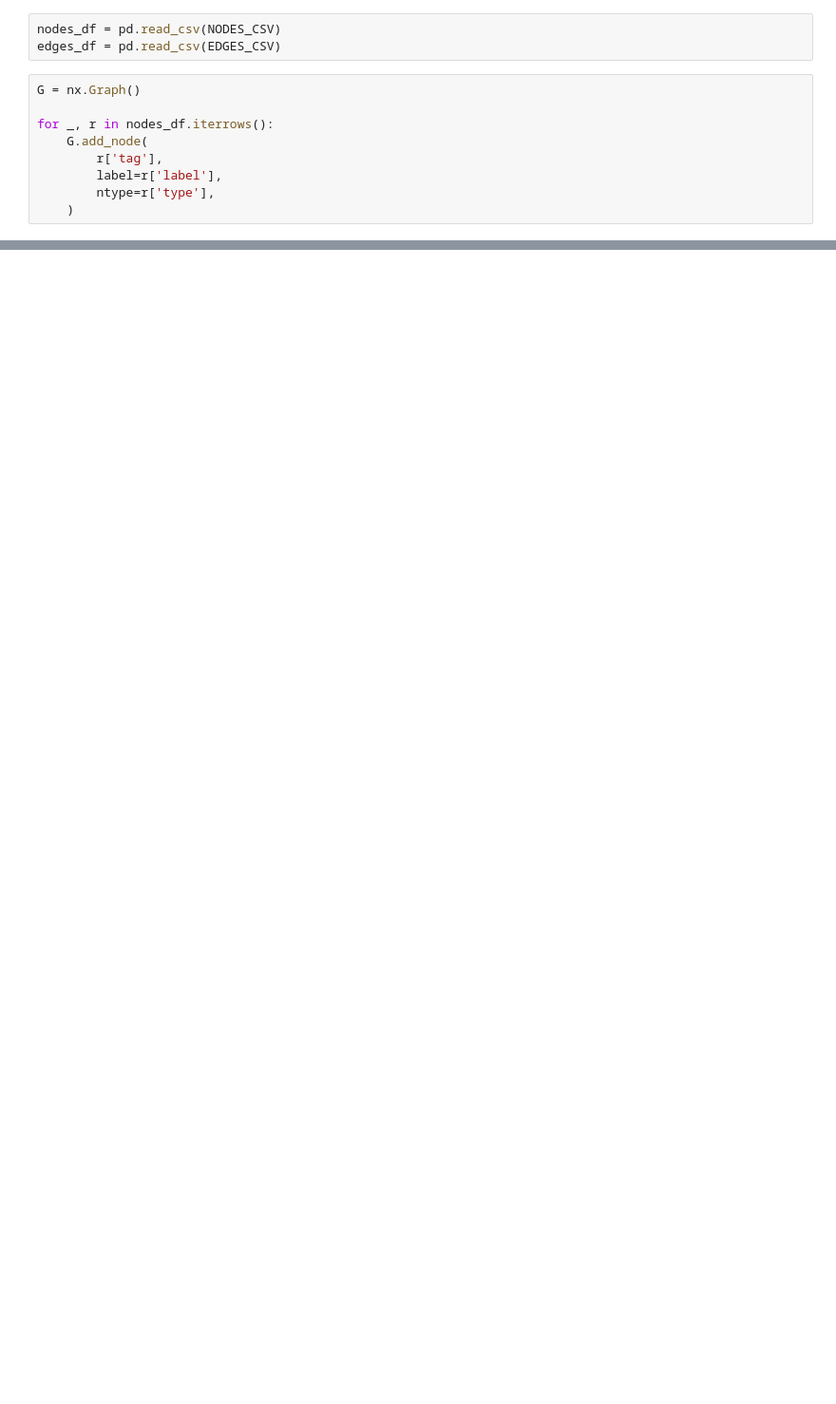
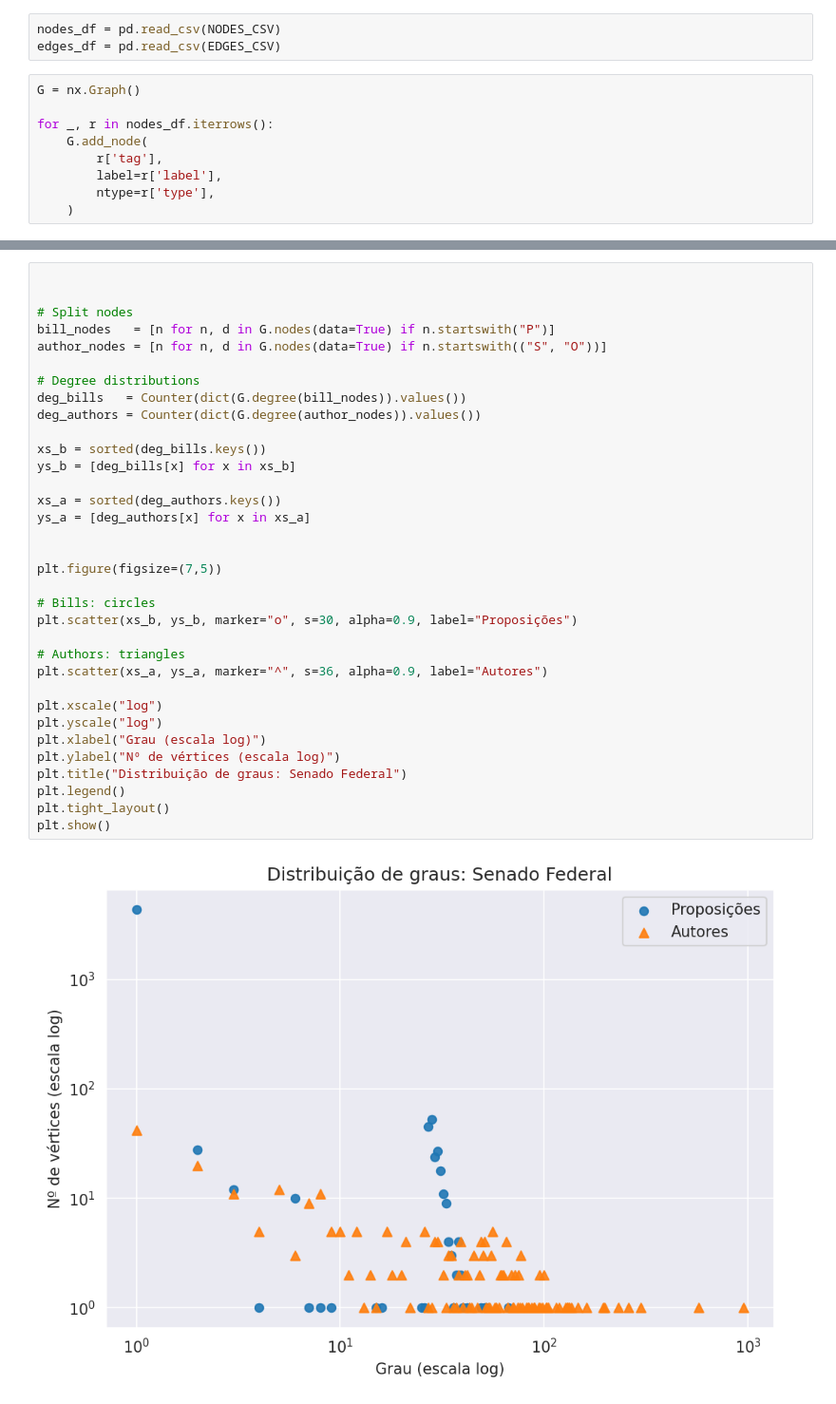
Before and after one commit to busdriverbuddha/tramita, a Jupyter notebook: entrega_parcial/senado.ipynb, the cells around one changed output, grey strips where cells are left out. Shown at 95% size. Drawn from its saved outputs; the diff is of its cells as text; blank space fills up the shorter version.

```diff
--- a/entrega_parcial/senado.ipynb
+++ b/entrega_parcial/senado.ipynb
@@ -583 +482,37 @@ G.number_of_nodes(), G.number_of_edges()
+# %%
+
+
+# Split nodes
+bill_nodes   = [n for n, d in G.nodes(data=True) if n.startswith("P")]
+author_nodes = [n for n, d in G.nodes(data=True) if n.startswith(("S", "O"))]
+
+# Degree distributions
+deg_bills   = Counter(dict(G.degree(bill_nodes)).values())
+deg_authors = Counter(dict(G.degree(author_nodes)).values())
+
+xs_b = sorted(deg_bills.keys())
+ys_b = [deg_bills[x] for x in xs_b]
+
+xs_a = sorted(deg_authors.keys())
+ys_a = [deg_authors[x] for x in xs_a]
+
+
+plt.figure(figsize=(7,5))
+
+# Bills: circles
+plt.scatter(xs_b, ys_b, marker="o", s=30, alpha=0.9, label="Proposições")
+
+# Authors: triangles
+plt.scatter(xs_a, ys_a, marker="^", s=36, alpha=0.9, label="Autores")
+
+plt.xscale("log")
+plt.yscale("log")
+plt.xlabel("Grau (escala log)")
+plt.ylabel("Nº de vértices (escala log)")
+plt.title("Distribuição de graus: Senado Federal")
+plt.legend()
+plt.tight_layout()
+plt.show()
+# %% [output]
+[figure, added]
 # %%
```
Also changed, not shown: parts of 84 cells of this notebook, 29 other files.
